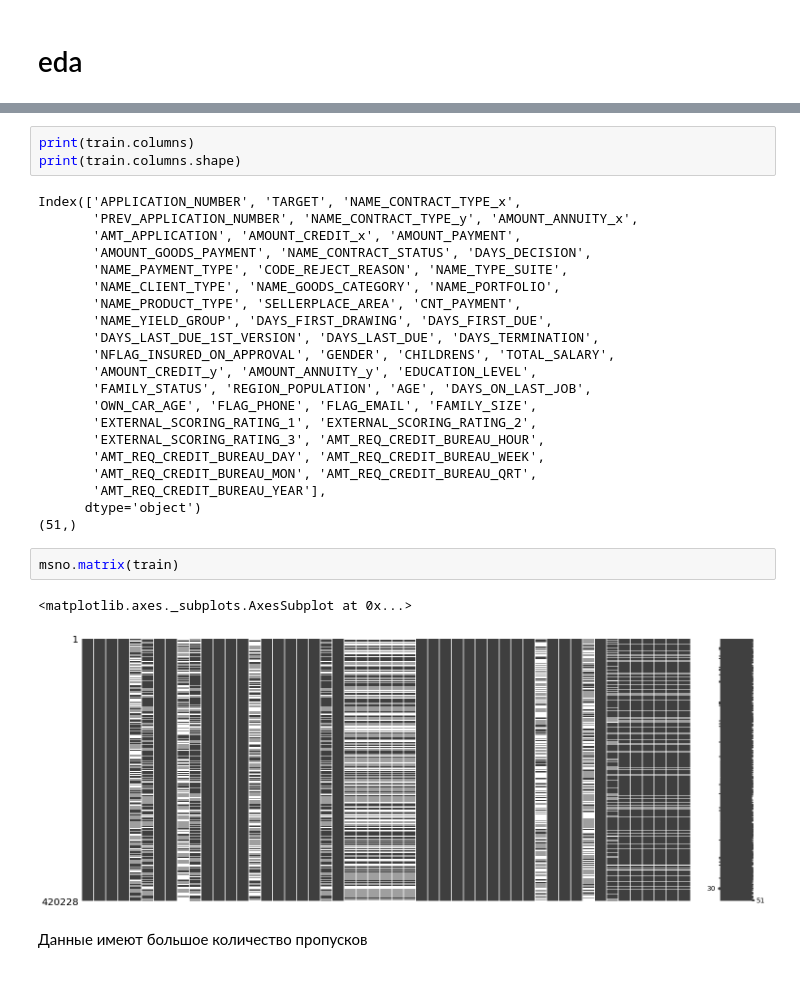
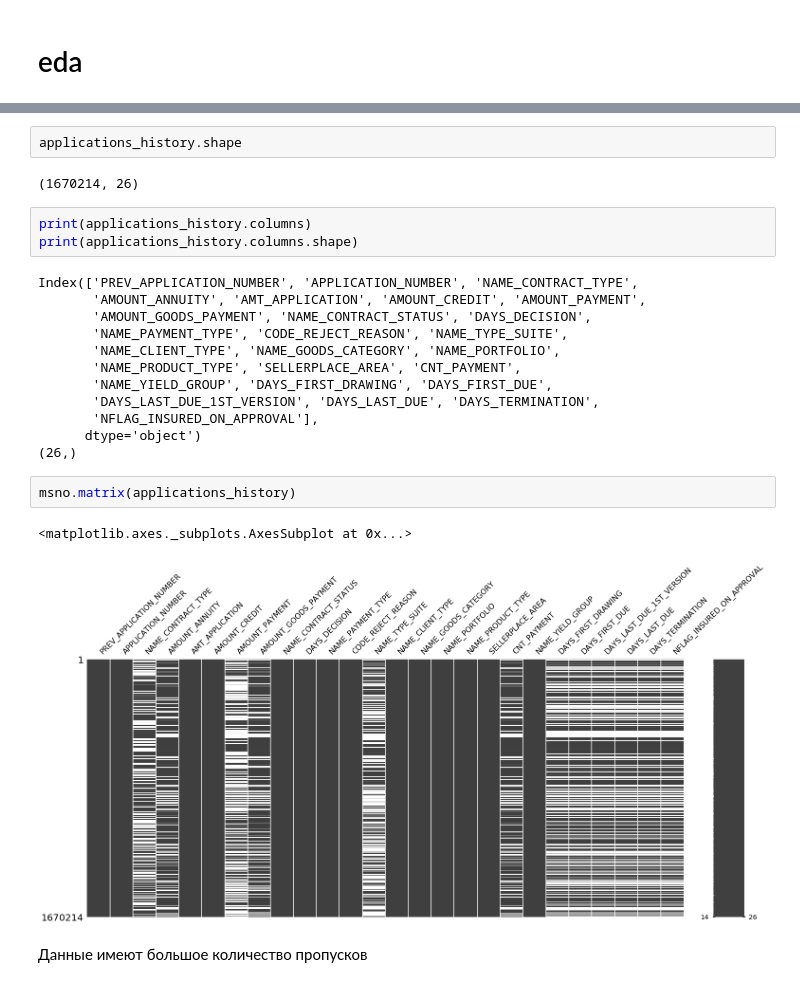
Before and after one commit to salexey1990/gb, a Jupyter notebook: kaggle/final_project.ipynb, the cells around one changed output, grey strips where cells are left out. Cells and saved outputs as stored; diff of their text form.

```diff
--- a/kaggle/final_project.ipynb
+++ b/kaggle/final_project.ipynb
@@ -100,32 +92,27 @@ train.describe()
+# %%
+applications_history.shape
+# %% [output]
+(1670214, 26)
 # %%
-print(train.columns)
-print(train.columns.shape)
+print(applications_history.columns)
+print(applications_history.columns.shape)
 # %% [output]
-Index(['APPLICATION_NUMBER', 'TARGET', 'NAME_CONTRACT_TYPE_x',
-       'PREV_APPLICATION_NUMBER', 'NAME_CONTRACT_TYPE_y', 'AMOUNT_ANNUITY_x',
-       'AMT_APPLICATION', 'AMOUNT_CREDIT_x', 'AMOUNT_PAYMENT',
+Index(['PREV_APPLICATION_NUMBER', 'APPLICATION_NUMBER', 'NAME_CONTRACT_TYPE',
+       'AMOUNT_ANNUITY', 'AMT_APPLICATION', 'AMOUNT_CREDIT', 'AMOUNT_PAYMENT',
        'AMOUNT_GOODS_PAYMENT', 'NAME_CONTRACT_STATUS', 'DAYS_DECISION',
        'NAME_PAYMENT_TYPE', 'CODE_REJECT_REASON', 'NAME_TYPE_SUITE',
        'NAME_CLIENT_TYPE', 'NAME_GOODS_CATEGORY', 'NAME_PORTFOLIO',
        'NAME_PRODUCT_TYPE', 'SELLERPLACE_AREA', 'CNT_PAYMENT',
        'NAME_YIELD_GROUP', 'DAYS_FIRST_DRAWING', 'DAYS_FIRST_DUE',
        'DAYS_LAST_DUE_1ST_VERSION', 'DAYS_LAST_DUE', 'DAYS_TERMINATION',
-       'NFLAG_INSURED_ON_APPROVAL', 'GENDER', 'CHILDRENS', 'TOTAL_SALARY',
-       'AMOUNT_CREDIT_y', 'AMOUNT_ANNUITY_y', 'EDUCATION_LEVEL',
-       'FAMILY_STATUS', 'REGION_POPULATION', 'AGE', 'DAYS_ON_LAST_JOB',
-       'OWN_CAR_AGE', 'FLAG_PHONE', 'FLAG_EMAIL', 'FAMILY_SIZE',
-       'EXTERNAL_SCORING_RATING_1', 'EXTERNAL_SCORING_RATING_2',
-       'EXTERNAL_SCORING_RATING_3', 'AMT_REQ_CREDIT_BUREAU_HOUR',
-       'AMT_REQ_CREDIT_BUREAU_DAY', 'AMT_REQ_CREDIT_BUREAU_WEEK',
-       'AMT_REQ_CREDIT_BUREAU_MON', 'AMT_REQ_CREDIT_BUREAU_QRT',
-       'AMT_REQ_CREDIT_BUREAU_YEAR'],
+       'NFLAG_INSURED_ON_APPROVAL'],
       dtype='object')
-(51,)
+(26,)
 # %%
-msno.matrix(train)
+msno.matrix(applications_history)
 # %% [output]
 <matplotlib.axes._subplots.AxesSubplot at 0x...>
-[figure, old version]
+[figure, new version]
 # %% [markdown]
 Данные имеют большое количество пропусков
 # %%
```
Also changed, not shown: parts of 60 cells of this notebook, 7 other files.
